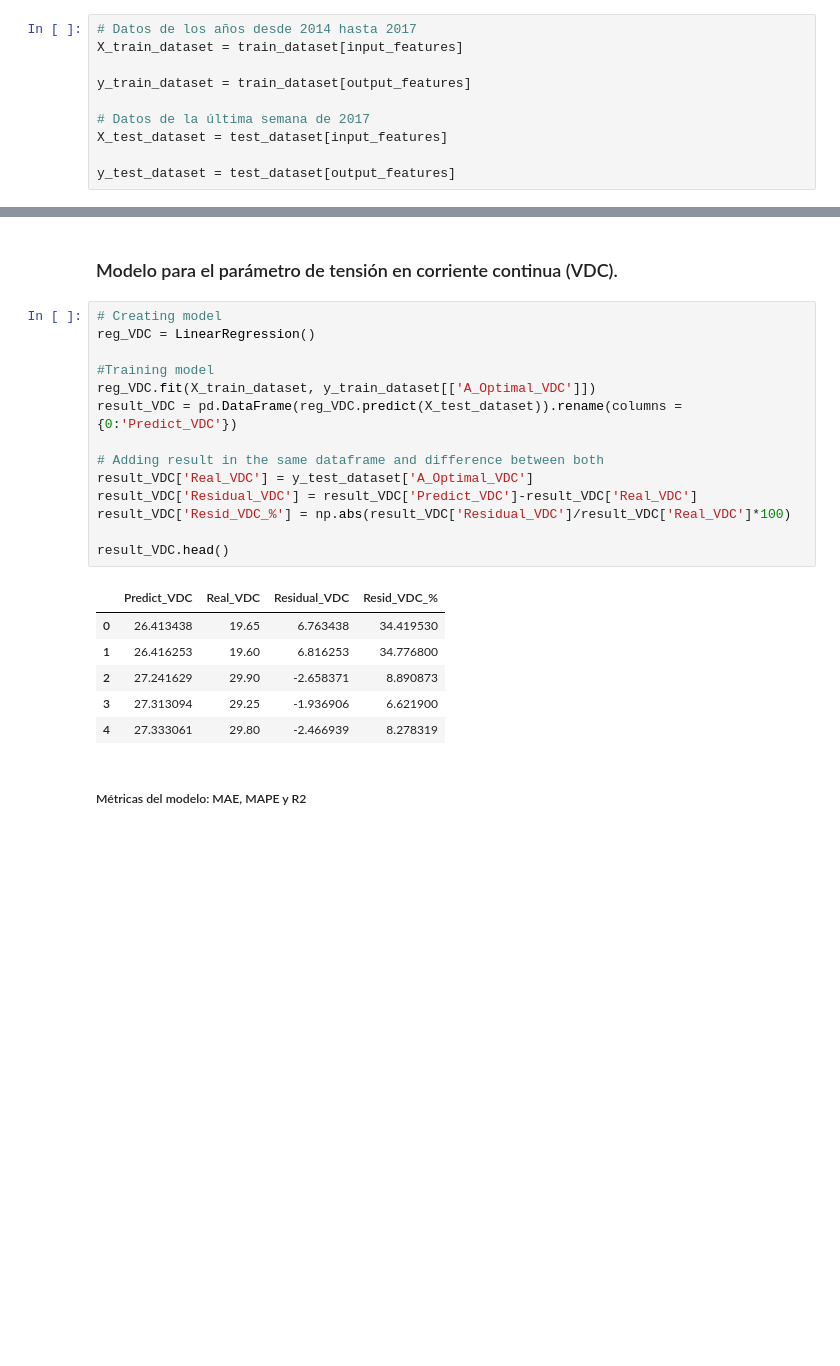
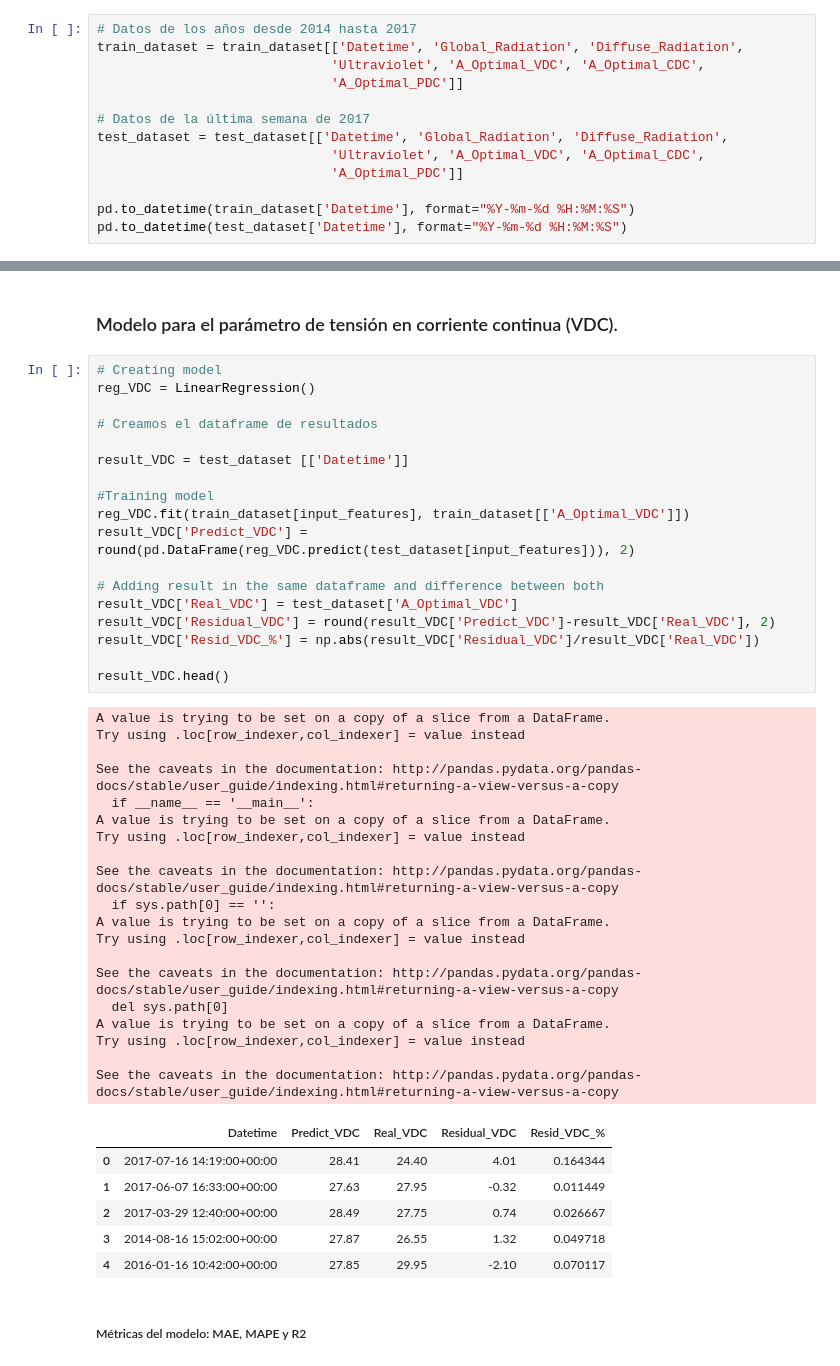
Before and after one commit to abrahansn/TFM-Sun-Power-Prediction, a Jupyter notebook: 02_Creating_Model.ipynb, the cells around one changed output, grey strips where cells are left out. Drawn from its saved outputs; the diff is of its cells as text; blank space fills up the shorter version.

```diff
--- a/02_Creating_Model.ipynb
+++ b/02_Creating_Model.ipynb
@@ -53,10 +51,13 @@ output_features = ['A_Optimal_VDC', 'A_Optimal_CDC', 'A_Optimal_PDC']
 # %%
 # Datos de los años desde 2014 hasta 2017
-X_train_dataset = train_dataset[input_features]
-
-y_train_dataset = train_dataset[output_features]
+train_dataset = train_dataset[['Datetime', 'Global_Radiation', 'Diffuse_Radiation',
+                              'Ultraviolet', 'A_Optimal_VDC', 'A_Optimal_CDC',
+                              'A_Optimal_PDC']]
 
 # Datos de la última semana de 2017
-X_test_dataset = test_dataset[input_features]
+test_dataset = test_dataset[['Datetime', 'Global_Radiation', 'Diffuse_Radiation',
+                              'Ultraviolet', 'A_Optimal_VDC', 'A_Optimal_CDC',
+                              'A_Optimal_PDC']]
 
-y_test_dataset = test_dataset[output_features]
+pd.to_datetime(train_dataset['Datetime'], format="%Y-%m-%d %H:%M:%S")
+pd.to_datetime(test_dataset['Datetime'], format="%Y-%m-%d %H:%M:%S")
@@ -100,24 +114,47 @@ from sklearn.metrics import mean_absolute_error, r2_score
 # %%
 # Creating model
 reg_VDC = LinearRegression()
 
+# Creamos el dataframe de resultados
+
+result_VDC = test_dataset [['Datetime']]
+
 #Training model
-reg_VDC.fit(X_train_dataset, y_train_dataset[['A_Optimal_VDC']])
-result_VDC = pd.DataFrame(reg_VDC.predict(X_test_dataset)).rename(columns = {0:'Predict_VDC'})
+reg_VDC.fit(train_dataset[input_features], train_dataset[['A_Optimal_VDC']])
+result_VDC['Predict_VDC'] = round(pd.DataFrame(reg_VDC.predict(test_dataset[input_features])), 2)
 
 # Adding result in the same dataframe and difference between both
-result_VDC['Real_VDC'] = y_test_dataset['A_Optimal_VDC']
-result_VDC['Residual_VDC'] = result_VDC['Predict_VDC']-result_VDC['Real_VDC']
-result_VDC['Resid_VDC_%'] = np.abs(result_VDC['Residual_VDC']/result_VDC['Real_VDC']*100)
+result_VDC['Real_VDC'] = test_dataset['A_Optimal_VDC']
+result_VDC['Residual_VDC'] = round(result_VDC['Predict_VDC']-result_VDC['Real_VDC'], 2)
+result_VDC['Resid_VDC_%'] = np.abs(result_VDC['Residual_VDC']/result_VDC['Real_VDC'])
 
 result_VDC.head()
 # %% [output]
+A value is trying to be set on a copy of a slice from a DataFrame.
+Try using .loc[row_indexer,col_indexer] = value instead
+
+See the caveats in the documentation: http://pandas.pydata.org/pandas-docs/stable/user_guide/indexing.html#returning-a-view-versus-a-copy
+  if __name__ == '__main__':
+A value is trying to be set on a copy of a slice from a DataFrame.
+Try using .loc[row_indexer,col_indexer] = value instead
+
+See the caveats in the documentation: http://pandas.pydata.org/pandas-docs/stable/user_guide/indexing.html#returning-a-view-versus-a-copy
+  if sys.path[0] == '':
+A value is trying to be set on a copy of a slice from a DataFrame.
+Try using .loc[row_indexer,col_indexer] = value instead
+
+See the caveats in the documentation: http://pandas.pydata.org/pandas-docs/stable/user_guide/indexing.html#returning-a-view-versus-a-copy
+  del sys.path[0]
+A value is trying to be set on a copy of a slice from a DataFrame.
+Try using .loc[row_indexer,col_indexer] = value instead
+
+See the caveats in the documentation: http://pandas.pydata.org/pandas-docs/stable/user_guide/indexing.html#returning-a-view-versus-a-copy
-|  | Predict_VDC | Real_VDC | Residual_VDC | Resid_VDC_% |
-| 0 | 26.413438 | 19.65 | 6.763438 | 34.419530 |
-| 1 | 26.416253 | 19.60 | 6.816253 | 34.776800 |
-| 2 | 27.241629 | 29.90 | -2.658371 | 8.890873 |
-| 3 | 27.313094 | 29.25 | -1.936906 | 6.621900 |
-| 4 | 27.333061 | 29.80 | -2.466939 | 8.278319 |
+|  | Datetime | Predict_VDC | Real_VDC | Residual_VDC | Resid_VDC_% |
+| 0 | 2017-07-16 14:19:00+00:00 | 28.41 | 24.40 | 4.01 | 0.164344 |
+| 1 | 2017-06-07 16:33:00+00:00 | 27.63 | 27.95 | -0.32 | 0.011449 |
+| 2 | 2017-03-29 12:40:00+00:00 | 28.49 | 27.75 | 0.74 | 0.026667 |
+| 3 | 2014-08-16 15:02:00+00:00 | 27.87 | 26.55 | 1.32 | 0.049718 |
+| 4 | 2016-01-16 10:42:00+00:00 | 27.85 | 29.95 | -2.10 | 0.070117 |
 # %% [markdown]
 ##### Métricas del modelo: MAE, MAPE y R2
 # %%
```
Also changed, not shown: parts of 69 cells of this notebook.
